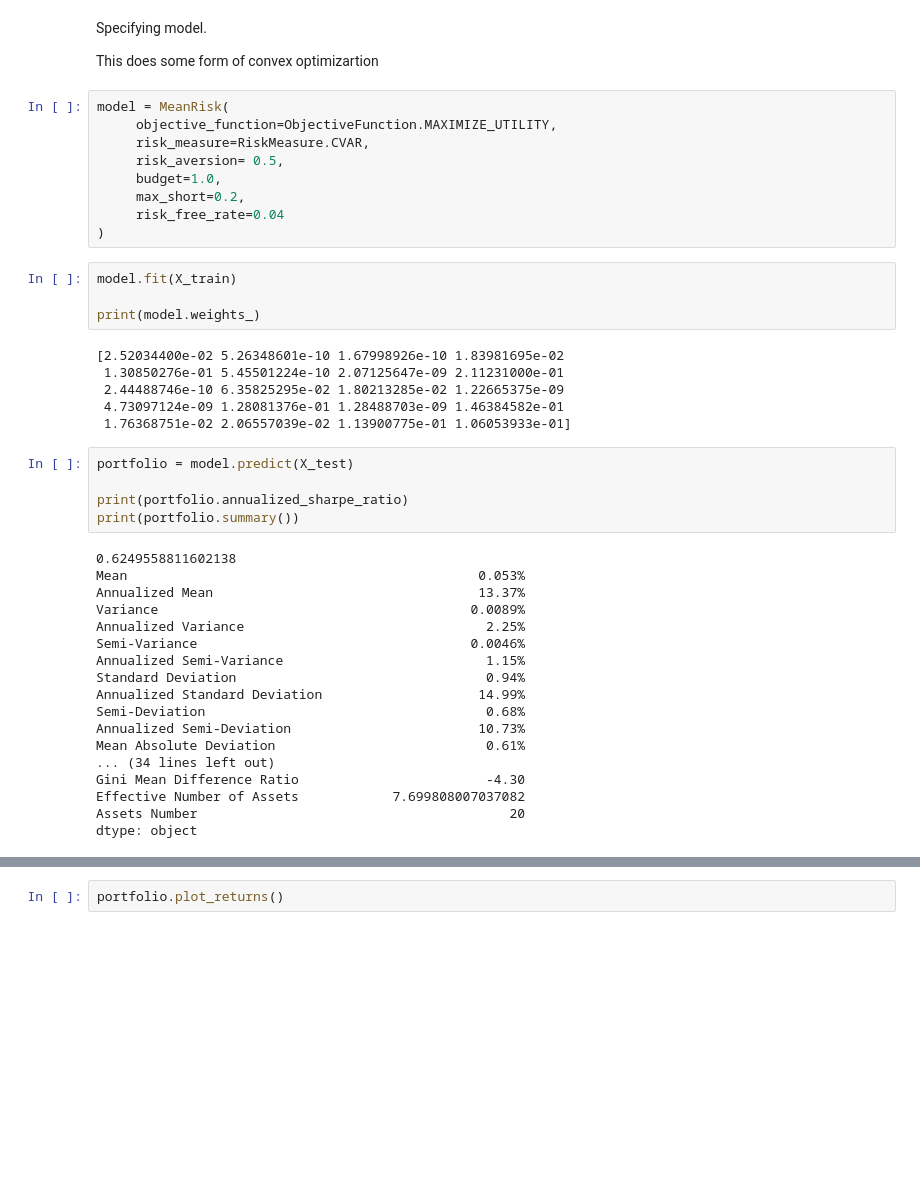
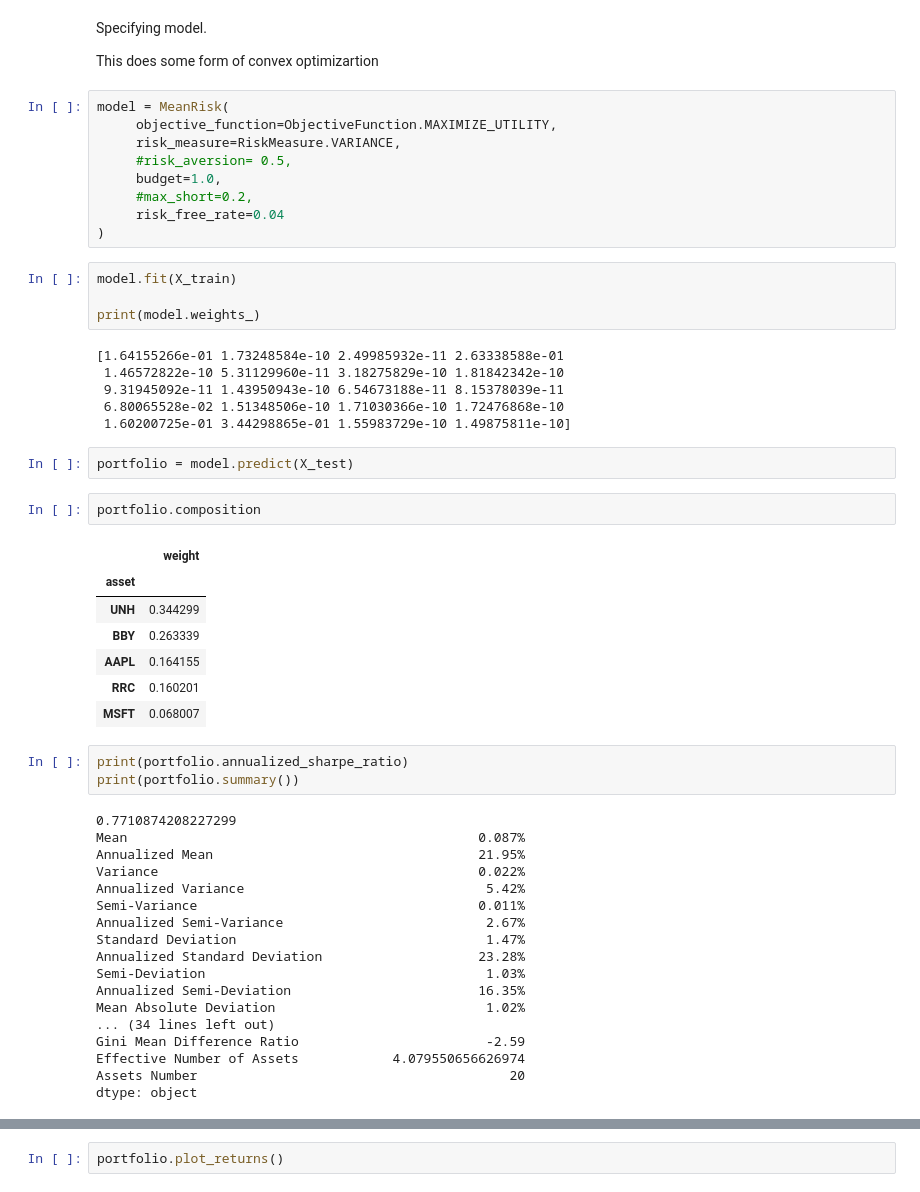
Before and after one commit to nickaskari/portfolio-opt-insurance, a Jupyter notebook: explore/skfolio.ipynb, the cells around one changed output, grey strips where cells are left out. Cells and saved outputs as stored; diff of their text form; blank space fills up the shorter version.

```diff
--- a/explore/skfolio.ipynb
+++ b/explore/skfolio.ipynb
@@ -66,10 +66,10 @@ This does some form of convex optimizartion
 # %%
 model = MeanRisk(
      objective_function=ObjectiveFunction.MAXIMIZE_UTILITY,
-     risk_measure=RiskMeasure.CVAR,
-     risk_aversion= 0.5,
+     risk_measure=RiskMeasure.VARIANCE,
+     #risk_aversion= 0.5,
      budget=1.0,
-     max_short=0.2,
+     #max_short=0.2,
      risk_free_rate=0.04
 )
 # %%
@@ -77,31 +77,41 @@ model.fit(X_train)
 
 print(model.weights_)
 # %% [output]
-[2.52034400e-02 5.26348601e-10 1.67998926e-10 1.83981695e-02
- 1.30850276e-01 5.45501224e-10 2.07125647e-09 2.11231000e-01
- 2.44488746e-10 6.35825295e-02 1.80213285e-02 1.22665375e-09
- 4.73097124e-09 1.28081376e-01 1.28488703e-09 1.46384582e-01
- 1.76368751e-02 2.06557039e-02 1.13900775e-01 1.06053933e-01]
+[1.64155266e-01 1.73248584e-10 2.49985932e-11 2.63338588e-01
+ 1.46572822e-10 5.31129960e-11 3.18275829e-10 1.81842342e-10
+ 9.31945092e-11 1.43950943e-10 6.54673188e-11 8.15378039e-11
+ 6.80065528e-02 1.51348506e-10 1.71030366e-10 1.72476868e-10
+ 1.60200725e-01 3.44298865e-01 1.55983729e-10 1.49875811e-10]
+# %%
+portfolio = model.predict(X_test)
+# %%
+portfolio.composition
+# %% [output]
+|  | weight |
+| asset |  |
+| UNH | 0.344299 |
+| BBY | 0.263339 |
+| AAPL | 0.164155 |
+| RRC | 0.160201 |
+| MSFT | 0.068007 |
 # %%
-portfolio = model.predict(X_test)
-
 print(portfolio.annualized_sharpe_ratio)
 print(portfolio.summary())
 # %% [output]
-0.6249558811602138
-Mean                                             0.053%
-Annualized Mean                                  13.37%
-Variance                                        0.0089%
-Annualized Variance                               2.25%
-Semi-Variance                                   0.0046%
-Annualized Semi-Variance                          1.15%
-Standard Deviation                                0.94%
-Annualized Standard Deviation                    14.99%
-Semi-Deviation                                    0.68%
-Annualized Semi-Deviation                        10.73%
-Mean Absolute Deviation                           0.61%
+0.7710874208227299
+Mean                                             0.087%
+Annualized Mean                                  21.95%
+Variance                                         0.022%
+Annualized Variance                               5.42%
+Semi-Variance                                    0.011%
+Annualized Semi-Variance                          2.67%
+Standard Deviation                                1.47%
+Annualized Standard Deviation                    23.28%
+Semi-Deviation                                    1.03%
+Annualized Semi-Deviation                        16.35%
+Mean Absolute Deviation                           1.02%
 ... (34 lines left out)
-Gini Mean Difference Ratio                        -4.30
-Effective Number of Assets            7.699808007037082
+Gini Mean Difference Ratio                        -2.59
+Effective Number of Assets            4.079550656626974
 Assets Number                                        20
 dtype: object
```
Also changed, not shown: parts of 1 cell of this notebook, 9 other files.
